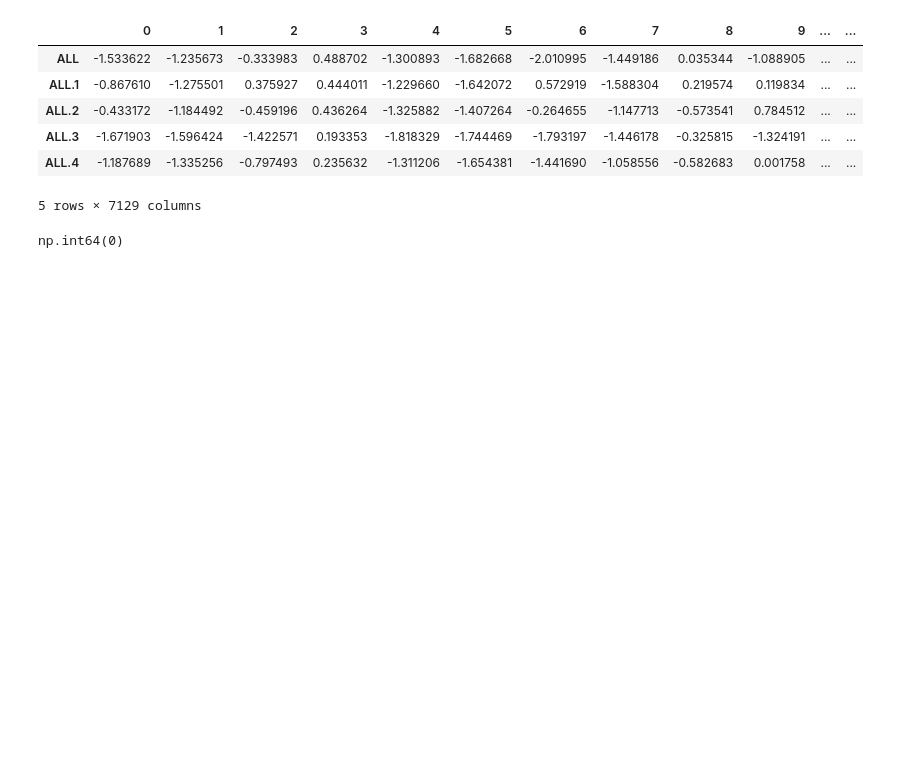
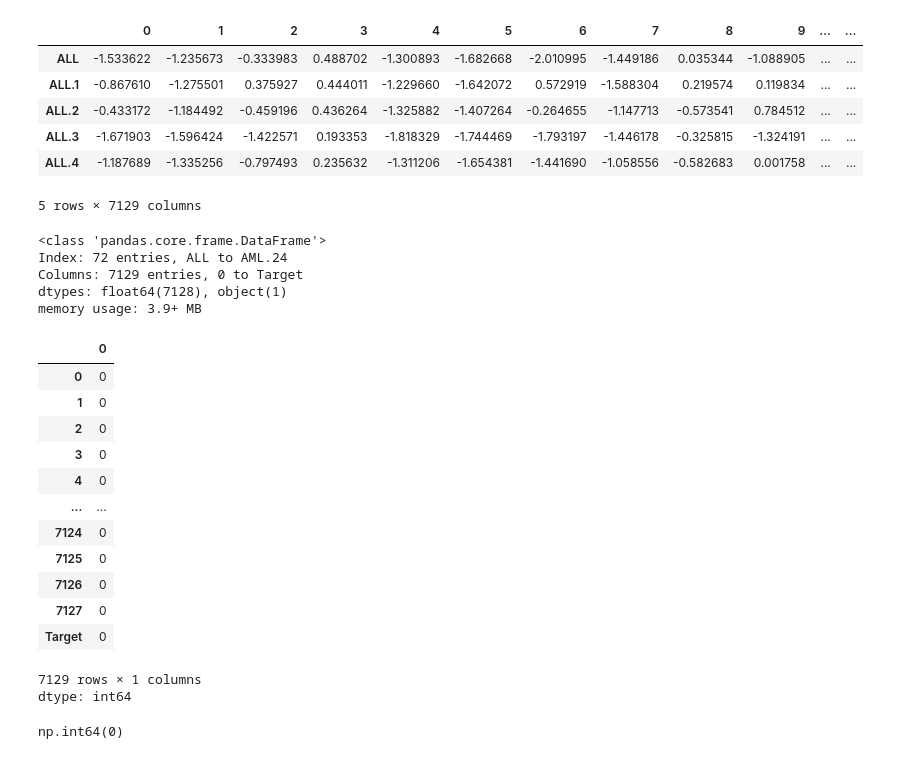
Before and after one commit to Arif118/Leukemia-Classification-from-Gene-Expression-, a Jupyter notebook: Leukemia_Classification.ipynb, the cells around one changed output. Cells and saved outputs as stored; diff of their text form; code cells hidden in the pictures; blank space fills up the shorter version.

```diff
--- a/Leukemia_Classification.ipynb
+++ b/Leukemia_Classification.ipynb
@@ -51,5 +49,28 @@ df.head()
+# %%
+df.info()
+# %% [output]
+<class 'pandas.core.frame.DataFrame'>
+Index: 72 entries, ALL to AML.24
+Columns: 7129 entries, 0 to Target
+dtypes: float64(7128), object(1)
+memory usage: 3.9+ MB
 # %%
-#df.isna().sum()
+df.isna().sum()
+# %% [output]
+|  | 0 |
+| 0 | 0 |
+| 1 | 0 |
+| 2 | 0 |
+| 3 | 0 |
+| 4 | 0 |
+| ... | ... |
+| 7124 | 0 |
+| 7125 | 0 |
+| 7126 | 0 |
+| 7127 | 0 |
+| Target | 0 |
+7129 rows × 1 columns
+dtype: int64
 # %%
 df.duplicated().sum()
 # %% [output]
```
Also changed, not shown: parts of 18 cells of this notebook.
